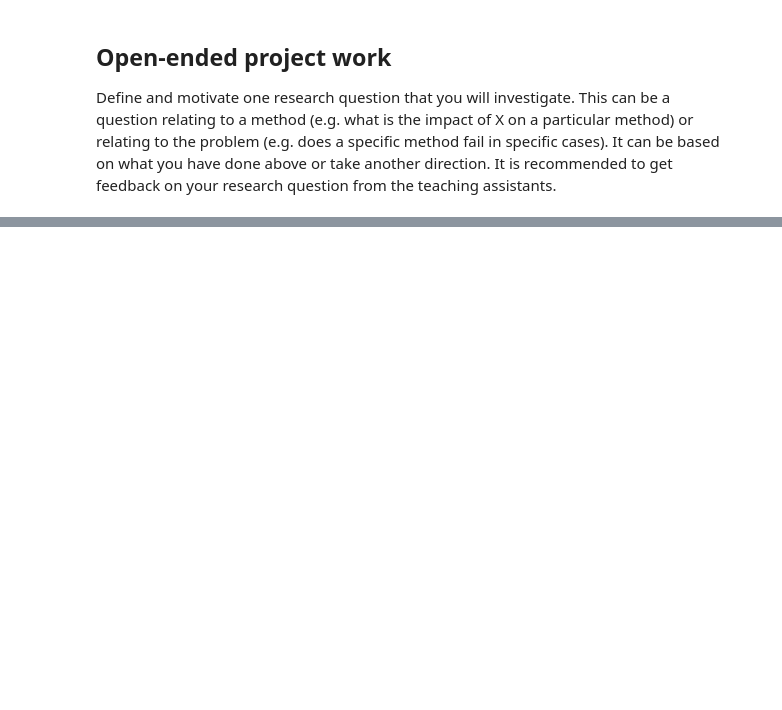
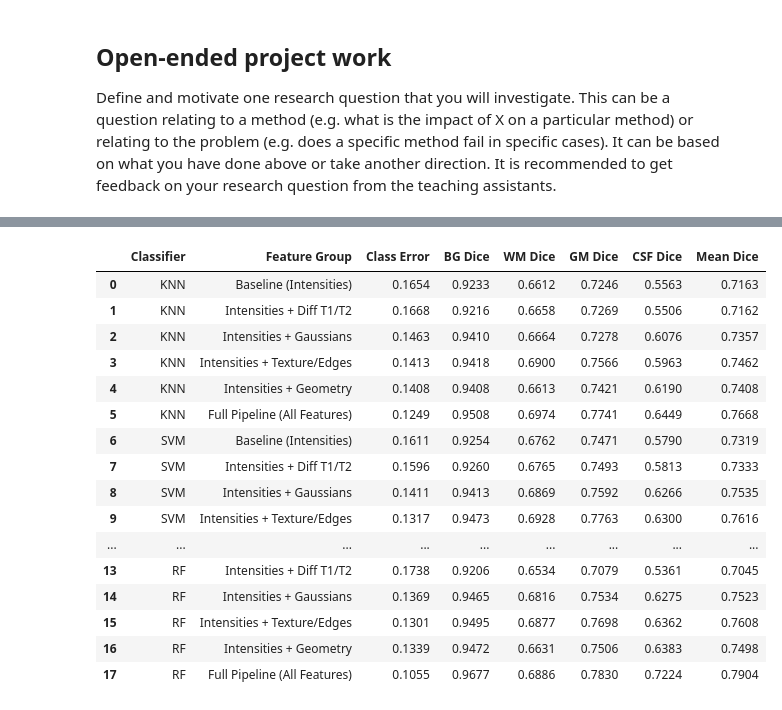
Before and after one commit to FrancescTUe/8BE030-MIA, a Jupyter notebook: reader/2.6_segmentation_project.ipynb, the cells around one changed output, grey strips where cells are left out. Drawn from its saved outputs; the diff is of its cells as text; code cells hidden in the pictures; blank space fills up the shorter version.

```diff
--- a/reader/2.6_segmentation_project.ipynb
+++ b/reader/2.6_segmentation_project.ipynb
@@ -1139,0 +1097,22 @@ It is recommended to get feedback on your research question from the teaching as
+# %%
+X_train_list = []
+Y_train_list = []
+
+training_patients = [1]
+slices_per_patient = [1, 2, 3]
+
+test_patient = 5
+test_slice_idx = 1
+
+for patient in training_patients:
+    for slice_idx in slices_per_patient:
+        X_slice, Y_slice, feature_labels = util.create_dataset(patient, slice_idx, 'tissue')
+
+        X_train_list.append(X_slice)
+        Y_train_list.append(Y_slice)
+
+X_training = np.concatenate(X_train_list, axis=0)
+Y_training = np.concatenate(Y_train_list, axis=0).flatten()
+
+X_test, Y_test, feature_labels = util.create_dataset(test_patient, test_slice_idx, 'tissue')
+Y_test = Y_test.flatten()
@@ -1139,0 +1214,21 @@ It is recommended to get feedback on your research question from the teaching as
+# %%
+df_results = pd.DataFrame(ablation_records)
+display(df_results)
+# %% [output]
+|  | Classifier | Feature Group | Class Error | BG Dice | WM Dice | GM Dice | CSF Dice | Mean Dice |
+| 0 | KNN | Baseline (Intensities) | 0.1654 | 0.9233 | 0.6612 | 0.7246 | 0.5563 | 0.7163 |
+| 1 | KNN | Intensities + Diff T1/T2 | 0.1668 | 0.9216 | 0.6658 | 0.7269 | 0.5506 | 0.7162 |
+| 2 | KNN | Intensities + Gaussians | 0.1463 | 0.9410 | 0.6664 | 0.7278 | 0.6076 | 0.7357 |
+| 3 | KNN | Intensities + Texture/Edges | 0.1413 | 0.9418 | 0.6900 | 0.7566 | 0.5963 | 0.7462 |
+| 4 | KNN | Intensities + Geometry | 0.1408 | 0.9408 | 0.6613 | 0.7421 | 0.6190 | 0.7408 |
+| 5 | KNN | Full Pipeline (All Features) | 0.1249 | 0.9508 | 0.6974 | 0.7741 | 0.6449 | 0.7668 |
+| 6 | SVM | Baseline (Intensities) | 0.1611 | 0.9254 | 0.6762 | 0.7471 | 0.5790 | 0.7319 |
+| 7 | SVM | Intensities + Diff T1/T2 | 0.1596 | 0.9260 | 0.6765 | 0.7493 | 0.5813 | 0.7333 |
+| 8 | SVM | Intensities + Gaussians | 0.1411 | 0.9413 | 0.6869 | 0.7592 | 0.6266 | 0.7535 |
+| 9 | SVM | Intensities + Texture/Edges | 0.1317 | 0.9473 | 0.6928 | 0.7763 | 0.6300 | 0.7616 |
+| ... | ... | ... | ... | ... | ... | ... | ... | ... |
+| 13 | RF | Intensities + Diff T1/T2 | 0.1738 | 0.9206 | 0.6534 | 0.7079 | 0.5361 | 0.7045 |
+| 14 | RF | Intensities + Gaussians | 0.1369 | 0.9465 | 0.6816 | 0.7534 | 0.6275 | 0.7523 |
+| 15 | RF | Intensities + Texture/Edges | 0.1301 | 0.9495 | 0.6877 | 0.7698 | 0.6362 | 0.7608 |
+| 16 | RF | Intensities + Geometry | 0.1339 | 0.9472 | 0.6631 | 0.7506 | 0.6383 | 0.7498 |
+| 17 | RF | Full Pipeline (All Features) | 0.1055 | 0.9677 | 0.6886 | 0.7830 | 0.7224 | 0.7904 |
```
Also changed, not shown: parts of 26 cells of this notebook.
